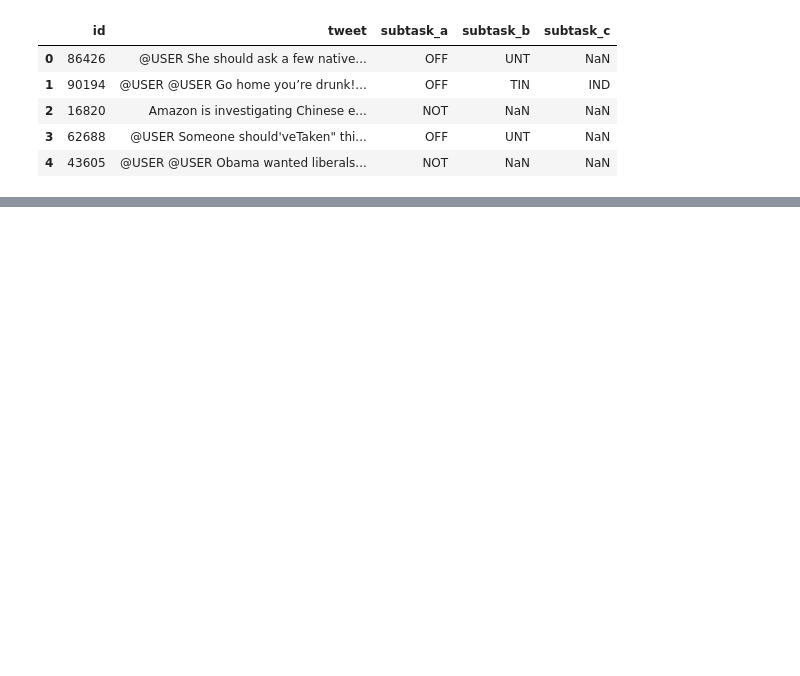
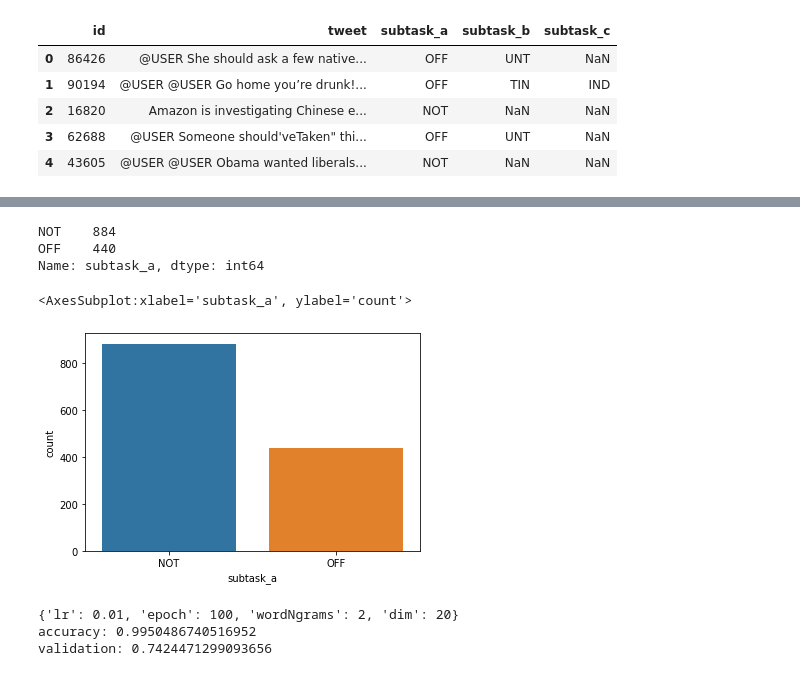
Before and after one commit to hmcgovern/offens-eval, a Jupyter notebook: main.ipynb, the cells around one changed output, grey strips where cells are left out. Saved outputs shown, nothing was run; the diff lists cells and outputs as text; code cells hidden in the pictures; blank space fills up the shorter version.

Commit message:
adding baseline fasttext and cnn model code

```diff
--- a/main.ipynb
+++ b/main.ipynb
@@ -33,0 +31,22 @@ train.head()
+# %%
+import re
+import emoji
+import itertools
+
+def preprocess(tweet):
+    # remove hashtags
+    tweet = ' '.join(re.sub("(#[A-Za-z0-9]+)", " ", tweet).split())
+    # remove punctuation
+    tweet = ' '.join(re.sub("[\.\,\!\?\:\;\-\=]", " ", tweet).split())
+    # lowercase
+    tweet = tweet.lower()
+    # replace emoji with text rep
+    tweet = emoji.demojize(tweet)
+    tweet = tweet.replace(":"," ")
+    tweet = ' '.join(tweet.split())
+    # standardizing words
+    tweet = ''.join(''.join(s)[:2] for _, s in itertools.groupby(tweet))
+    return tweet
+
+dev.tweet = [preprocess(tweet) for tweet in dev.tweet]
+train.tweet = [preprocess(tweet) for tweet in train.tweet]
@@ -33,0 +57,11 @@ train.head()
+# %%
+# investigating class imbalance
+import seaborn as sns
+print(dev.subtask_a.value_counts())
+sns.countplot(x='subtask_a', data=dev)
+# %% [output]
+NOT    884
+OFF    440
+Name: subtask_a, dtype: int64
+<AxesSubplot:xlabel='subtask_a', ylabel='count'>
+[figure, added]
@@ -33,0 +85,29 @@ train.head()
+# %%
+## FastText classifier ##
+
+import fasttext
+
+# reloading already trained model
+model = fasttext.load_model('models/fasttext.ftz')
+
+# ###################
+# hyper_params = {"lr": 0.01,
+#                 "epoch": 100,
+#                 "wordNgrams": 2,
+#                 "dim": 20}
+
+# model = fasttext.train_supervised(input='tweets.train', **hyper_params)
+# # reduces size of model and saves
+# model.quantize(input='tweets.train', qnorm=True, retrain=True, cutoff=100000)
+# model.save_model(os.path.join('models/','fasttext' + ".ftz"))
+# ###################
+
+model_acc_training_set = model.test('tweets.train')
+model_acc_validation_set = model.test('tweets.dev')
+# DISPLAY ACCURACY OF TRAINED MODEL
+text_line = str(hyper_params) + " \naccuracy: " + str(model_acc_training_set[1])  + "\nvalidation: " + str(model_acc_validation_set[1]) + '\n'
+print(text_line)
+# %% [output]
+{'lr': 0.01, 'epoch': 100, 'wordNgrams': 2, 'dim': 20}
+accuracy: 0.9950486740516952
+validation: 0.7424471299093656
```
Also changed, not shown: parts of 10 cells of this notebook, 2 other files.
